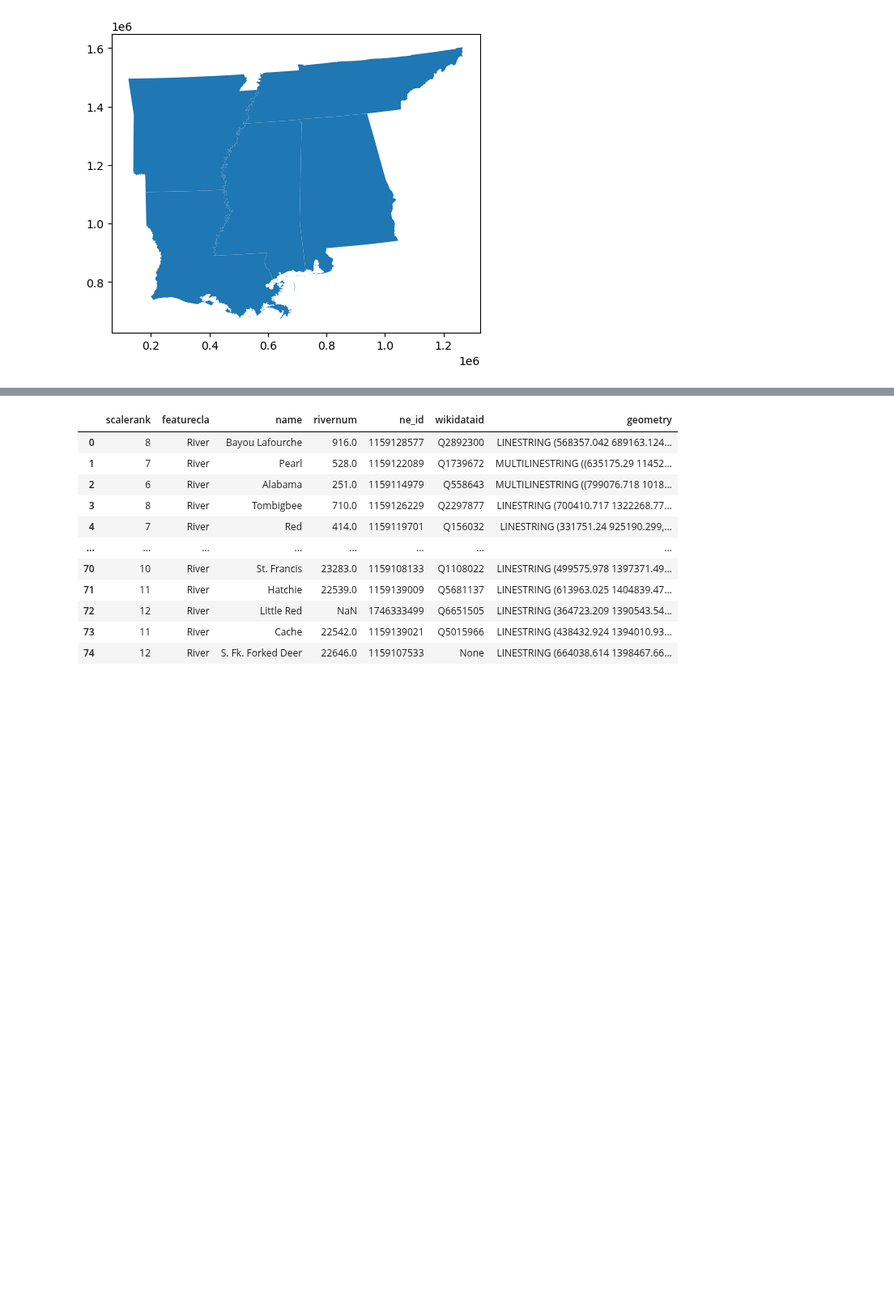
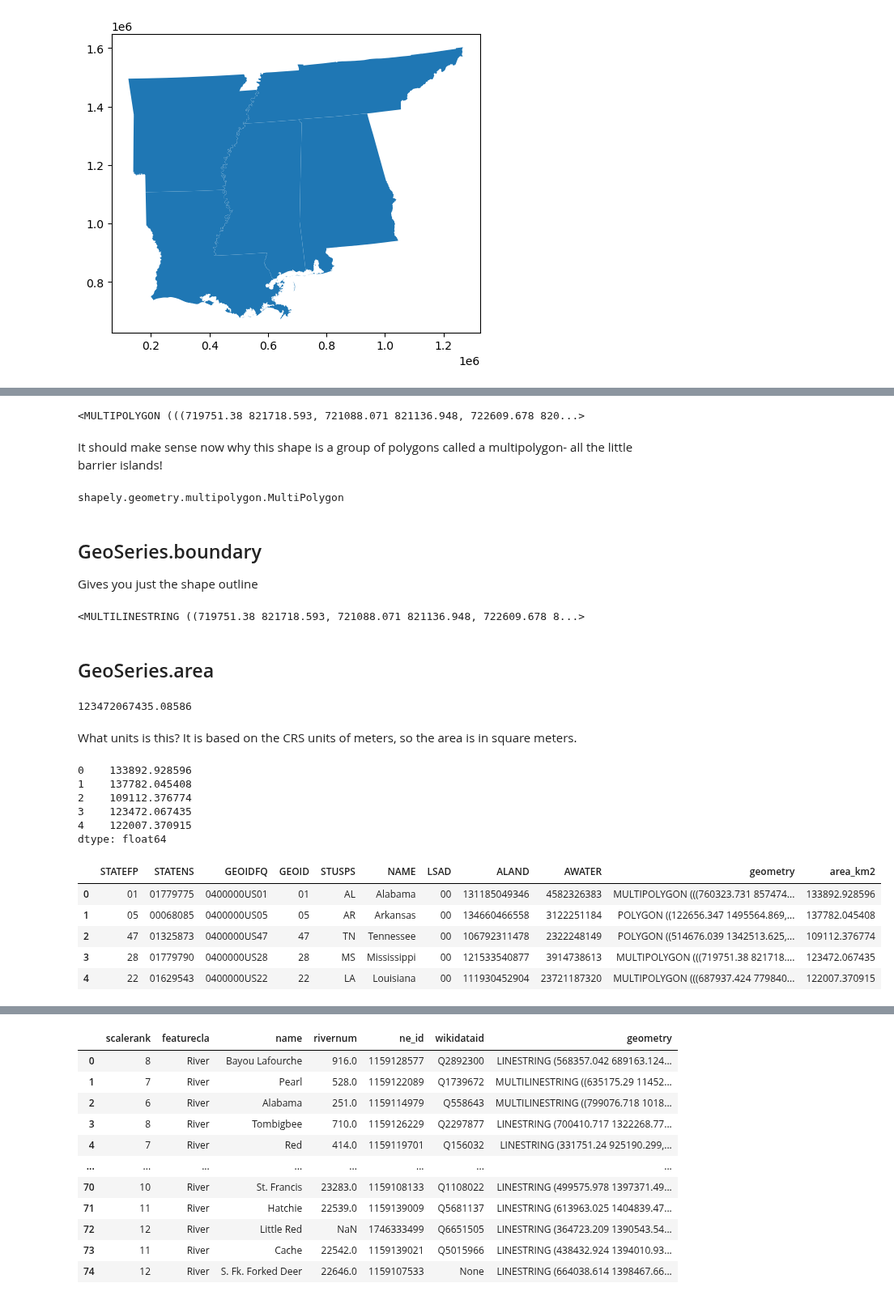
Before and after one commit to kerriegeil/DEV_canvas_beginner_py, a Jupyter notebook: IntroToGeopandas.ipynb, the cells around one changed output, grey strips where cells are left out. Shown at 81% size. Saved outputs shown, nothing was run; the diff lists cells and outputs as text; code cells hidden in the pictures; blank space fills up the shorter version.

```diff
--- a/IntroToGeopandas.ipynb
+++ b/IntroToGeopandas.ipynb
@@ -90,0 +144,50 @@ gdf_states.plot()
+# %%
+# visual of a single shape in the GeoSeries
+MS = gdf_states.geometry.loc[3]
+MS
+# %% [output]
+<MULTIPOLYGON (((719751.38 821718.593, 721088.071 821136.948, 722609.678 820...>
+# %% [markdown]
+It should make sense now why this shape is a group of polygons called a multipolygon- all the little barrier islands!
+# %%
+# showing this is a shapely geometry object
+type(MS)
+# %% [output]
+shapely.geometry.multipolygon.MultiPolygon
+# %% [markdown]
+## GeoSeries.boundary
+
+Gives you just the shape outline
+# %%
+MS.boundary
+# %% [output]
+<MULTILINESTRING ((719751.38 821718.593, 721088.071 821136.948, 722609.678 8...>
+# %% [markdown]
+## GeoSeries.area
+# %%
+MS.area
+# %% [output]
+123472067435.08586
+# %% [markdown]
+What units is this? It is based on the CRS units of meters, so the area is in square meters.
+# %%
+# areas for all the states is square km
+gdf_states.area /1E6
+# %% [output]
+0    133892.928596
+1    137782.045408
+2    109112.376774
+3    123472.067435
+4    122007.370915
+dtype: float64
+# %%
+# save the result to a new column in the GeoDataFrame
+gdf_states['area_km2'] = gdf_states.area /1E6
+gdf_states
+# %% [output]
+|  | STATEFP | STATENS | GEOIDFQ | GEOID | STUSPS | NAME | LSAD | ALAND | AWATER | geometry | area_km2 |
+| 0 | 01 | 01779775 | 0400000US01 | 01 | AL | Alabama | 00 | 131185049346 | 4582326383 | MULTIPOLYGON (((760323.731 857474... | 133892.928596 |
+| 1 | 05 | 00068085 | 0400000US05 | 05 | AR | Arkansas | 00 | 134660466558 | 3122251184 | POLYGON ((122656.347 1495564.869,... | 137782.045408 |
+| 2 | 47 | 01325873 | 0400000US47 | 47 | TN | Tennessee | 00 | 106792311478 | 2322248149 | POLYGON ((514676.039 1342513.625,... | 109112.376774 |
+| 3 | 28 | 01779790 | 0400000US28 | 28 | MS | Mississippi | 00 | 121533540877 | 3914738613 | MULTIPOLYGON (((719751.38 821718.... | 123472.067435 |
+| 4 | 22 | 01629543 | 0400000US22 | 22 | LA | Louisiana | 00 | 111930452904 | 23721187320 | MULTIPOLYGON (((687937.424 779840... | 122007.370915 |
```
Also changed, not shown: parts of 53 cells of this notebook.
